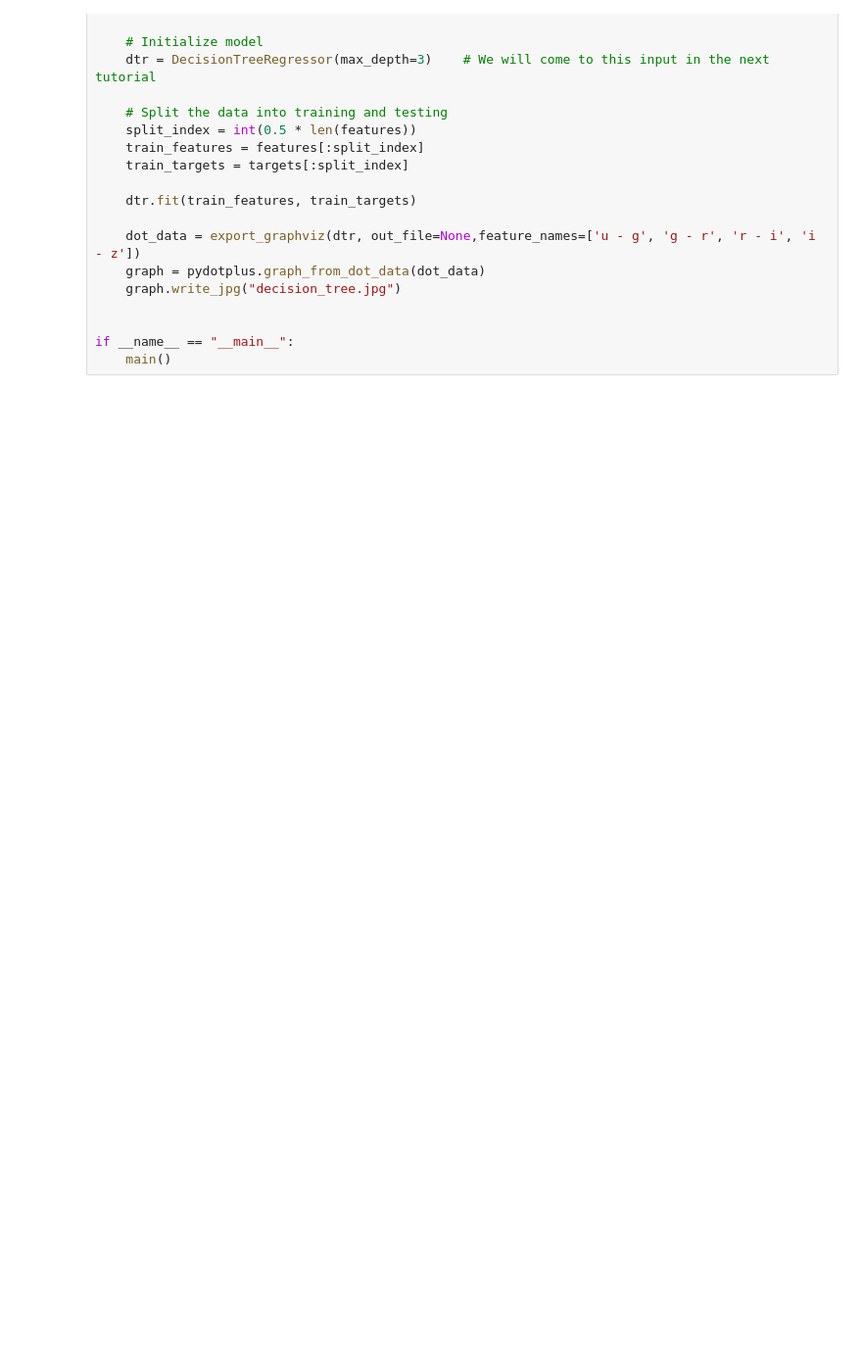
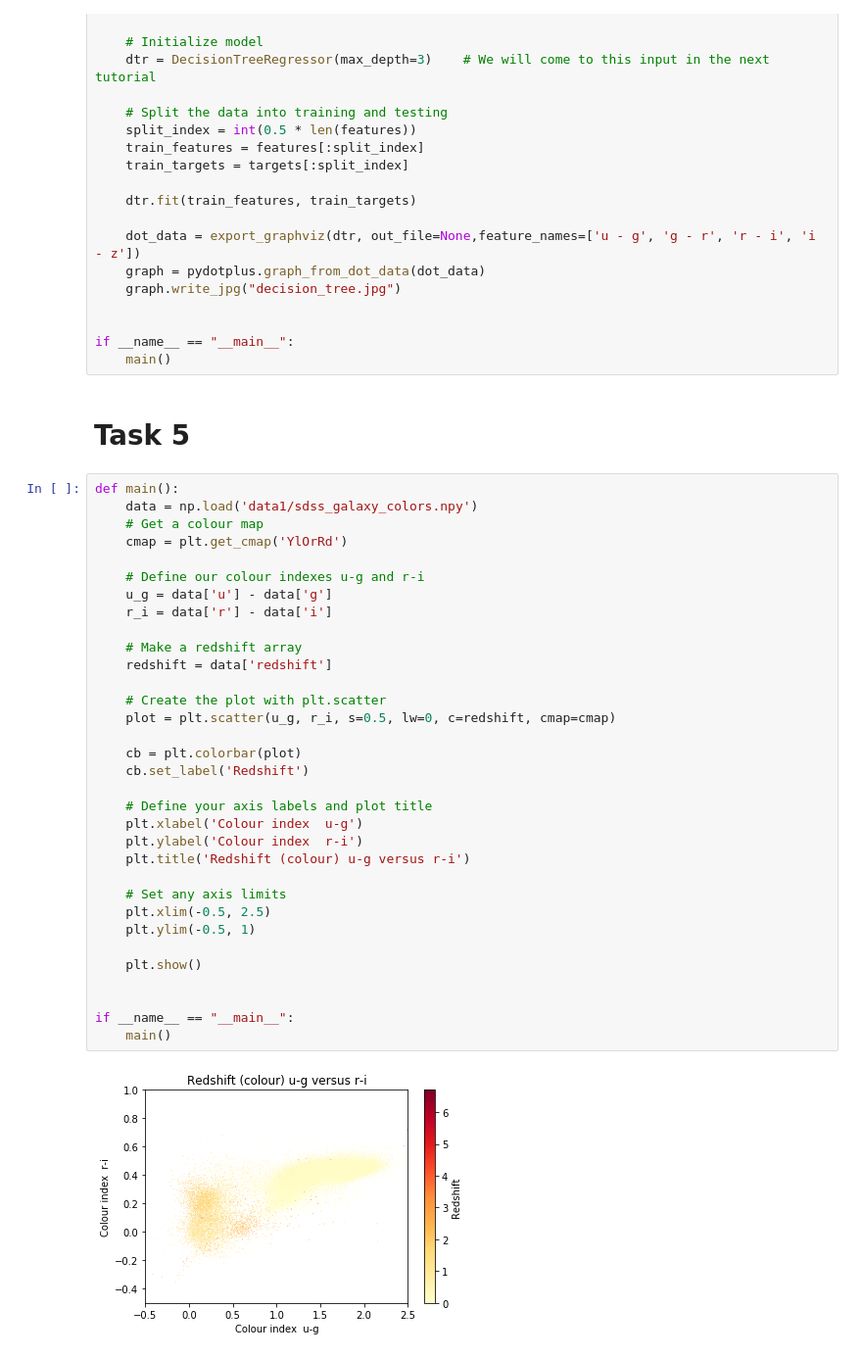
Before and after one commit to lancelote/data-driven-astronomy, a Jupyter notebook: week5/lesson3.ipynb, the cells around one changed output. Shown at 98% size. Drawn from its saved outputs; the diff is of its cells as text; blank space fills up the shorter version.

Commit message:
Week 5 Lesson 3 Task 5

```diff
--- a/week5/lesson3.ipynb
+++ b/week5/lesson3.ipynb
@@ -143,3 +144,40 @@ def main():
 
 if __name__ == "__main__":
     main()
+# %% [markdown]
+# Task 5
+# %%
+def main():
+    data = np.load('data1/sdss_galaxy_colors.npy')
+    # Get a colour map
+    cmap = plt.get_cmap('YlOrRd')
+
+    # Define our colour indexes u-g and r-i
+    u_g = data['u'] - data['g']
+    r_i = data['r'] - data['i']
+
+    # Make a redshift array
+    redshift = data['redshift']
+
+    # Create the plot with plt.scatter
+    plot = plt.scatter(u_g, r_i, s=0.5, lw=0, c=redshift, cmap=cmap)
+
+    cb = plt.colorbar(plot)
+    cb.set_label('Redshift')
+
+    # Define your axis labels and plot title
+    plt.xlabel('Colour index  u-g')
+    plt.ylabel('Colour index  r-i')
+    plt.title('Redshift (colour) u-g versus r-i')
+
+    # Set any axis limits
+    plt.xlim(-0.5, 2.5)
+    plt.ylim(-0.5, 1)
+
+    plt.show()
+
+
+if __name__ == "__main__":
+    main()
+# %% [output]
+[figure, added]
```
Also changed, not shown: parts of 1 cell of this notebook.
